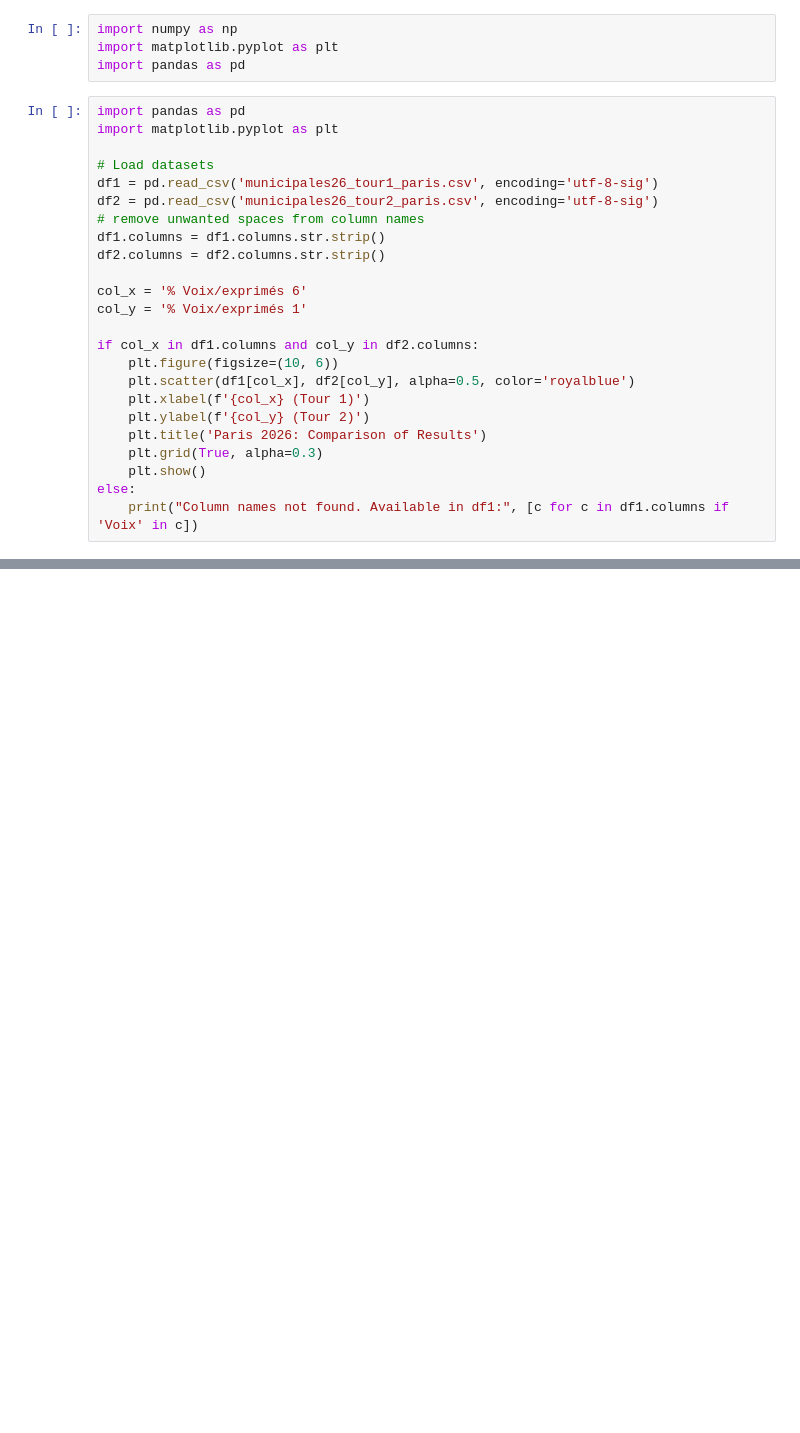
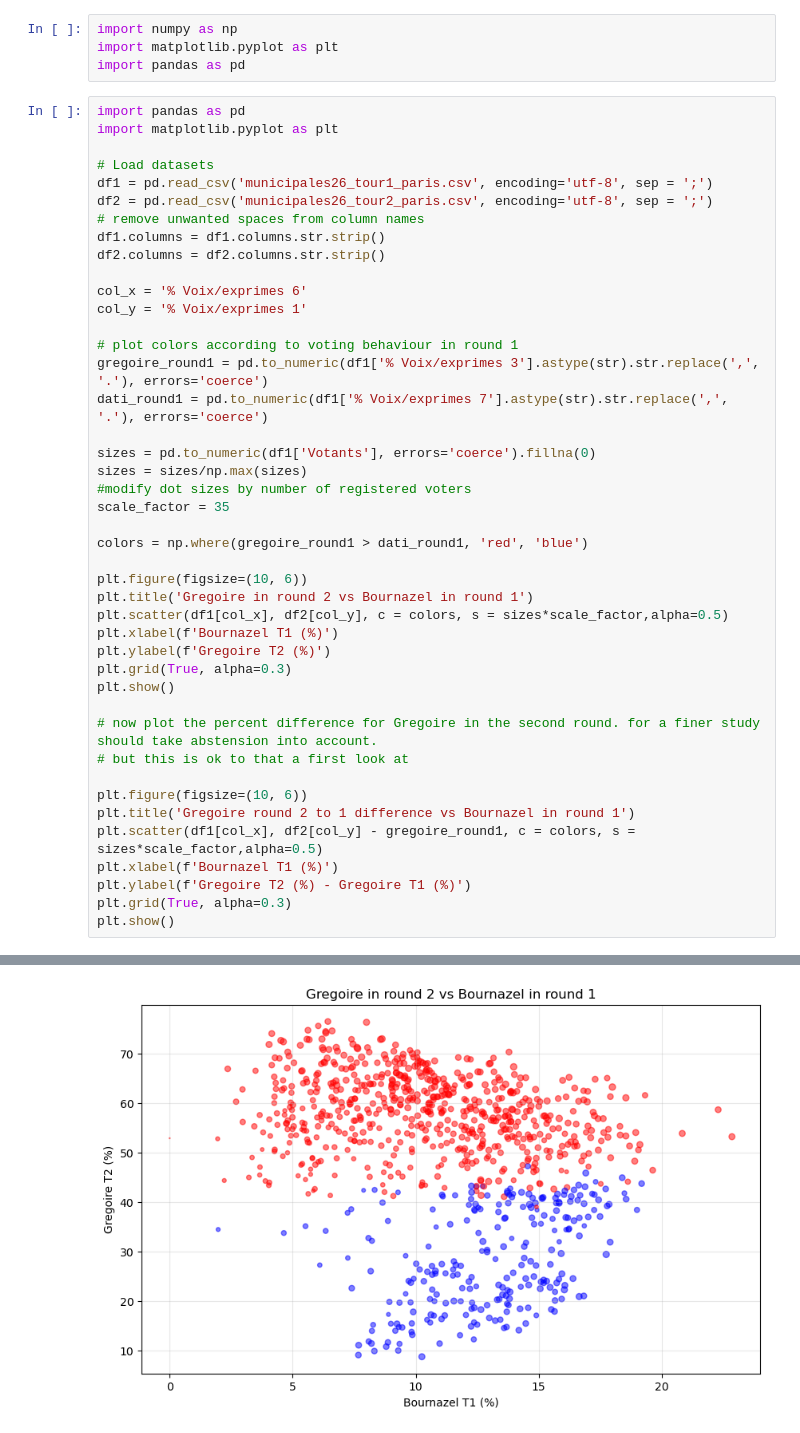
Before and after one commit to sottoviafilippo-ai/election_fluxes, a Jupyter notebook: plots_paris.ipynb, the cells around one changed output, grey strips where cells are left out. Saved outputs shown, nothing was run; the diff lists cells and outputs as text; blank space fills up the shorter version.

Commit message:
some more graphs

```diff
--- a/plots_paris.ipynb
+++ b/plots_paris.ipynb
@@ -7,23 +7,42 @@ import pandas as pd
 import matplotlib.pyplot as plt
 
 # Load datasets
-df1 = pd.read_csv('municipales26_tour1_paris.csv', encoding='utf-8-sig')
-df2 = pd.read_csv('municipales26_tour2_paris.csv', encoding='utf-8-sig')
+df1 = pd.read_csv('municipales26_tour1_paris.csv', encoding='utf-8', sep = ';')
+df2 = pd.read_csv('municipales26_tour2_paris.csv', encoding='utf-8', sep = ';')
 # remove unwanted spaces from column names
 df1.columns = df1.columns.str.strip()
 df2.columns = df2.columns.str.strip()
 
-col_x = '% Voix/exprimés 6'
-col_y = '% Voix/exprimés 1'
+col_x = '% Voix/exprimes 6'
+col_y = '% Voix/exprimes 1'
 
-if col_x in df1.columns and col_y in df2.columns:
-    plt.figure(figsize=(10, 6))
-    plt.scatter(df1[col_x], df2[col_y], alpha=0.5, color='royalblue')
-    plt.xlabel(f'{col_x} (Tour 1)')
-    plt.ylabel(f'{col_y} (Tour 2)')
-    plt.title('Paris 2026: Comparison of Results')
-    plt.grid(True, alpha=0.3)
-    plt.show()
-else:
-    print("Column names not found. Available in df1:", [c for c in df1.columns if 'Voix' in c])
+# plot colors according to voting behaviour in round 1
+gregoire_round1 = pd.to_numeric(df1['% Voix/exprimes 3'].astype(str).str.replace(',', '.'), errors='coerce')
+dati_round1 = pd.to_numeric(df1['% Voix/exprimes 7'].astype(str).str.replace(',', '.'), errors='coerce')
+
+sizes = pd.to_numeric(df1['Votants'], errors='coerce').fillna(0)
+sizes = sizes/np.max(sizes)
+#modify dot sizes by number of registered voters
+scale_factor = 35
+
+colors = np.where(gregoire_round1 > dati_round1, 'red', 'blue')
+
+plt.figure(figsize=(10, 6))
+plt.title('Gregoire in round 2 vs Bournazel in round 1')
+plt.scatter(df1[col_x], df2[col_y], c = colors, s = sizes*scale_factor,alpha=0.5)
+plt.xlabel(f'Bournazel T1 (%)')
+plt.ylabel(f'Gregoire T2 (%)')
+plt.grid(True, alpha=0.3)
+plt.show()
+
+# now plot the percent difference for Gregoire in the second round. for a finer study should take abstension into account.
+# but this is ok to that a first look at
+
+plt.figure(figsize=(10, 6))
+plt.title('Gregoire round 2 to 1 difference vs Bournazel in round 1')
+plt.scatter(df1[col_x], df2[col_y] - gregoire_round1, c = colors, s = sizes*scale_factor,alpha=0.5)
+plt.xlabel(f'Bournazel T1 (%)')
+plt.ylabel(f'Gregoire T2 (%) - Gregoire T1 (%)')
+plt.grid(True, alpha=0.3)
+plt.show()
 # %% [output]
@@ -30,0 +49 @@ Column names not found. Available in df1: ['Code BV;Inscrits;Votants;% Votants;A
+[figure, added]
```
Also changed, not shown: parts of 2 cells of this notebook, 3 other files.
